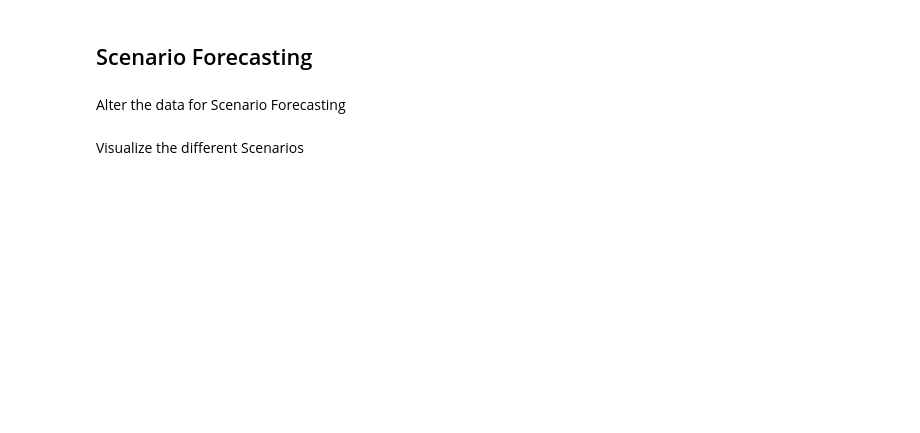
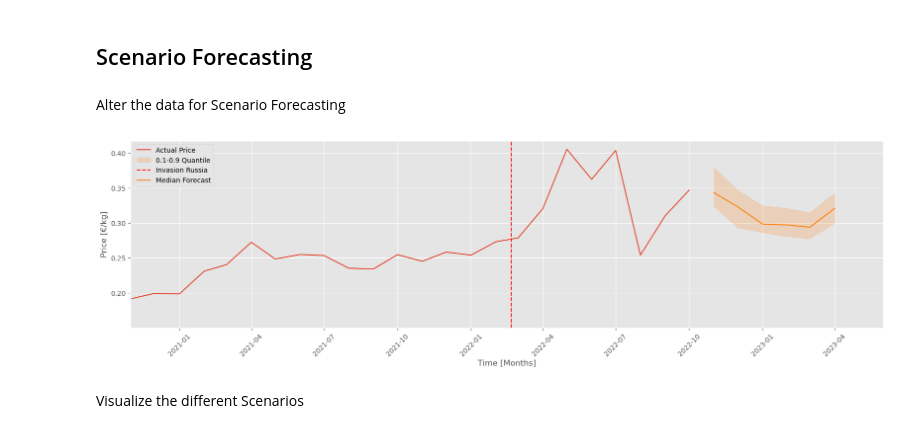
Before and after one commit to yuanliueur/TFT_ScenarioForecaster, a Jupyter notebook: case_studies_ah/Forecasters/TFT - Commodity Import Price Forecaster.ipynb, the cells around one changed output. Drawn from its saved outputs; the diff is of its cells as text; code cells hidden in the pictures; blank space fills up the shorter version.

```diff
--- a/case_studies_ah/Forecasters/TFT - Commodity Import Price Forecaster.ipynb
+++ b/case_studies_ah/Forecasters/TFT - Commodity Import Price Forecaster.ipynb
@@ -563,34 +602,36 @@ def sim_forecaster_plotter(raw_predictions, data, prediction_length):
     index_list = list(data_plotter.index.values)
 
     used_list_new = []
 
     for i in range(prediction_length):
         current_month = first_month + i
         current_year = first_year
 
         if current_month > 12:
             current_month = current_month - 12
             current_year = first_year + 1
 
         used_list_new.append(datetime.date(year = current_year, month = current_month, day = 1))
 
     used_list = index_list[-max_prediction_length:]
 
     ax = data_plotter[(data_plotter.index > date_filter)][[target_feat]].plot(label = 'Actual Price')
 #     plt.fill_between(used_list_new, q02, q98, alpha = 0.2, color = 'tab:orange')
 #     plt.fill_between(used_list_new, q25, q75, alpha = 0.2, color = 'tab:orange')
     plt.fill_between(used_list_new, q10, q90, alpha = 0.2, color = 'tab:orange')
 
     plt.axvline(datetime.datetime(2022, 2, 20), color = 'red', linestyle = '--', label = 'Invasion Russia')
     plt.xlim([datetime.date(2020, 11, 1), datetime.date(2023, 6, 1)]);
     plt.xticks(rotation = 45)
     plt.plot(used_list_new, q5, color = 'tab:orange', label = 'Median Forecast')
-    plt.ylim(0.6, 1.9)
+#     plt.ylim(0.6, 1.9)
     plt.xlabel('Time [Months]')
     plt.ylabel('Price [€/kg]')
     plt.legend(['Actual Price','0.1-0.9 Quantile', 'Invasion Russia', 'Median Forecast'], loc = 'upper left')
 
 sim_forecaster_plotter(new_raw_predictions['prediction'], data, max_prediction_length)
+# %% [output]
+[figure, added]
 # %% [markdown]
 Visualize the different Scenarios
 # %%
```
Also changed, not shown: parts of 11 cells of this notebook, 11 other files.
